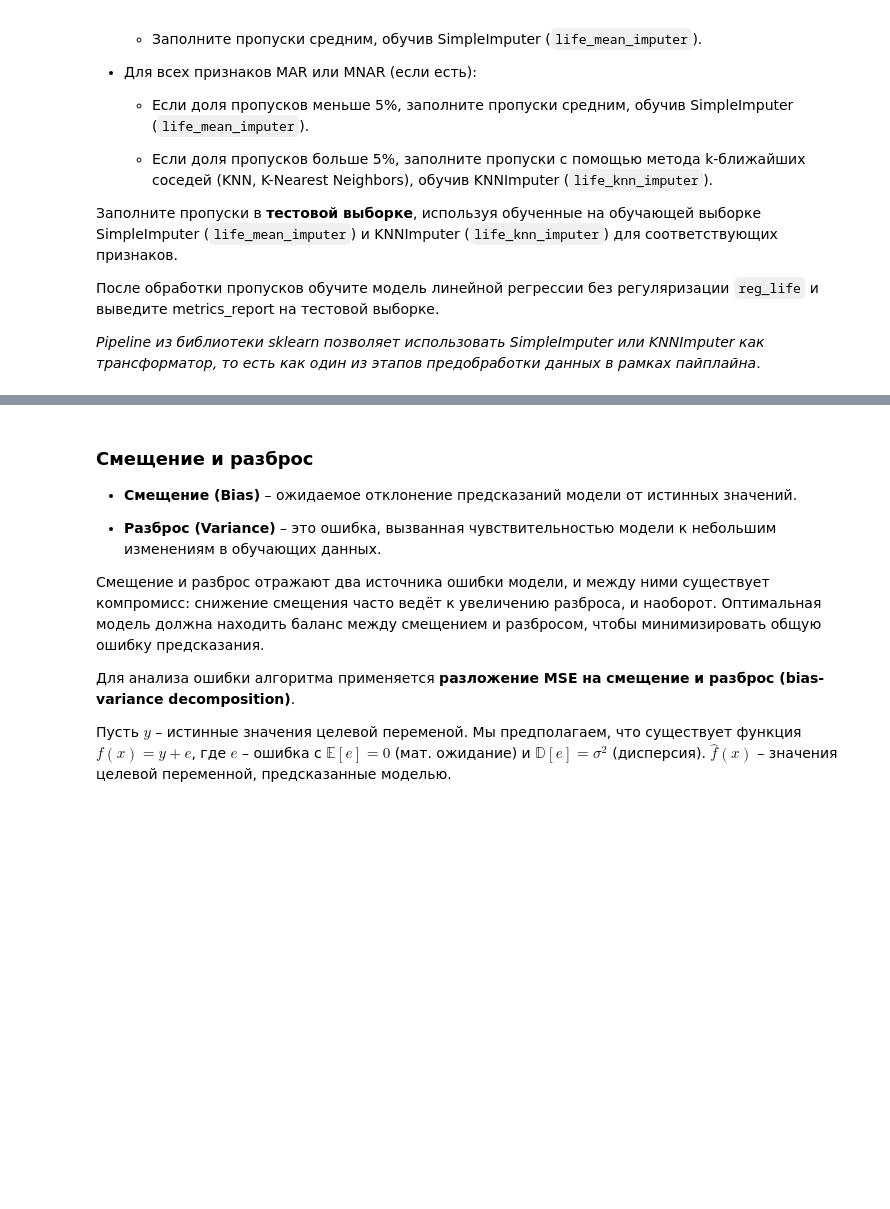
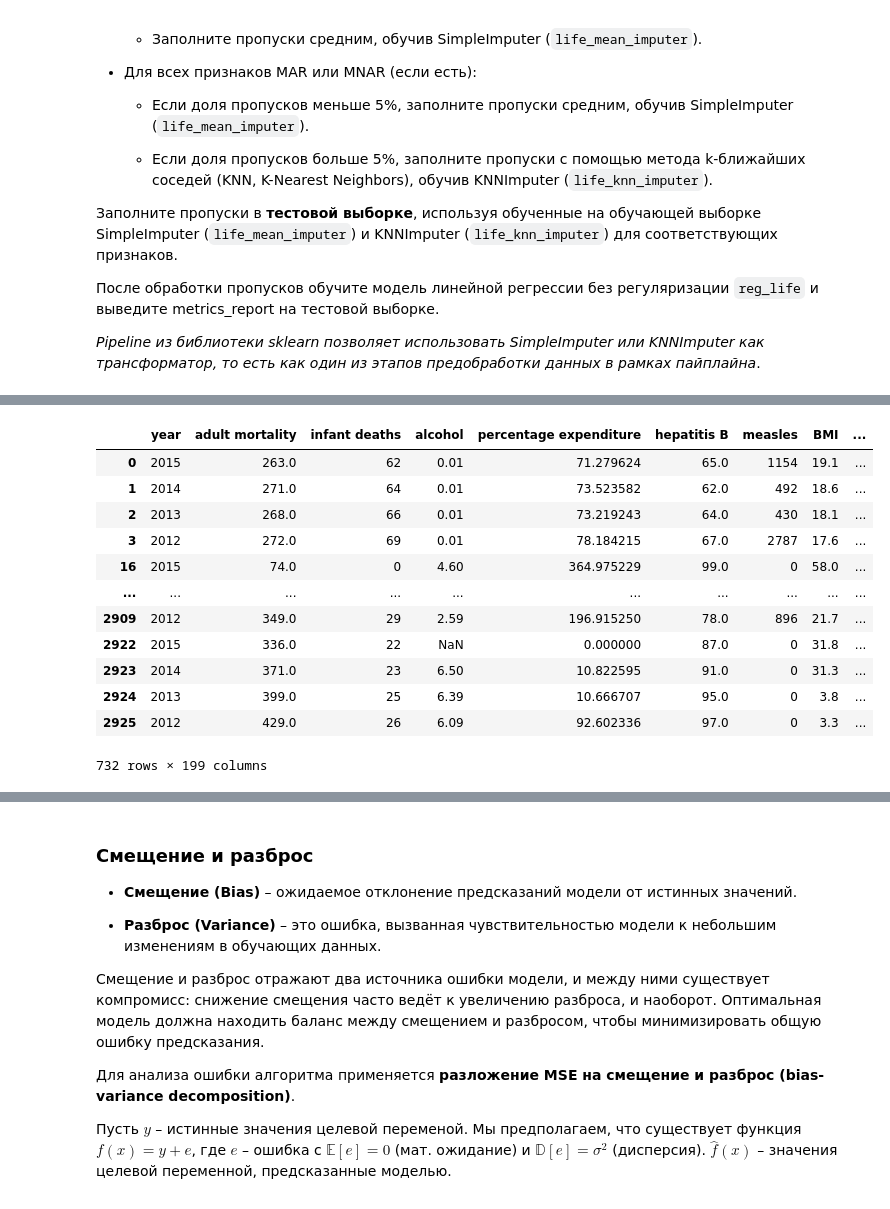
Before and after one commit to ml2me/study, a Jupyter notebook: classic_ML/3/03.Задание.ipynb, the cells around one changed output, grey strips where cells are left out. Drawn from its saved outputs; the diff is of its cells as text; code cells hidden in the pictures; blank space fills up the shorter version.

```diff
--- a/classic_ML/3/03.Задание.ipynb
+++ b/classic_ML/3/03.Задание.ipynb
@@ -483,14 +483,7 @@ plt.plot()
 # %%
 # Выделите объясняемый фактор в отдельную переменную
 
-X_life_train, y_life_train = ...
-X_life_test, y_life_test = ...
+target_column = 'life expectancy'
+
+X_life_train, y_life_train = life_train.drop(columns=[target_column]), life_train[[target_column]]
+X_life_test, y_life_test = life_test.drop(columns=[target_column]), life_test[[target_column]]
-# %%
-# Закодируйте категориальные признаки числами 0 и 1 с помощью OneHotEncoder
-#   train -> fit_transform
-#   test -> transform
-
-life_encoder = OneHotEncoder(sparse_output=False, drop='first').set_output(transform='pandas')
-
-X_life_train = ...
-X_life_test = ...
@@ -505,0 +490,14 @@ X_life_test_scaled = ...
+# %%
+# Закодируйте категориальные признаки числами 0 и 1 с помощью OneHotEncoder
+#   train -> fit_transform
+#   test -> transform
+
+life_encoder = OneHotEncoder(sparse_output=False, drop='first').set_output(transform='pandas')
+
+X_life_train_OHEncoder = life_encoder.fit_transform(X_life_train[life_cat_feat])
+X_life_train = X_life_train.join(X_life_train_OHEncoder)
+X_life_train = X_life_train.drop(columns=life_cat_feat)
+
+X_life_test_OHEncoder = life_encoder.transform(X_life_test[life_cat_feat])
+X_life_test = X_life_test.join(X_life_test_OHEncoder)
+X_life_test = X_life_test.drop(columns=life_cat_feat)
@@ -505,0 +517,16 @@ X_life_test_scaled = ...
+# %%
+X_life_test
+# %% [output]
+|  | year | adult mortality | infant deaths | alcohol | percentage expenditure | hepatitis B | measles | BMI | ... |
+| 0 | 2015 | 263.0 | 62 | 0.01 | 71.279624 | 65.0 | 1154 | 19.1 | ... |
+| 1 | 2014 | 271.0 | 64 | 0.01 | 73.523582 | 62.0 | 492 | 18.6 | ... |
+| 2 | 2013 | 268.0 | 66 | 0.01 | 73.219243 | 64.0 | 430 | 18.1 | ... |
+| 3 | 2012 | 272.0 | 69 | 0.01 | 78.184215 | 67.0 | 2787 | 17.6 | ... |
+| 16 | 2015 | 74.0 | 0 | 4.60 | 364.975229 | 99.0 | 0 | 58.0 | ... |
+| ... | ... | ... | ... | ... | ... | ... | ... | ... | ... |
+| 2909 | 2012 | 349.0 | 29 | 2.59 | 196.915250 | 78.0 | 896 | 21.7 | ... |
+| 2922 | 2015 | 336.0 | 22 | NaN | 0.000000 | 87.0 | 0 | 31.8 | ... |
+| 2923 | 2014 | 371.0 | 23 | 6.50 | 10.822595 | 91.0 | 0 | 31.3 | ... |
+| 2924 | 2013 | 399.0 | 25 | 6.39 | 10.666707 | 95.0 | 0 | 3.8 | ... |
+| 2925 | 2012 | 429.0 | 26 | 6.09 | 92.602336 | 97.0 | 0 | 3.3 | ... |
+732 rows × 199 columns
```
Also changed, not shown: parts of 9 cells of this notebook.
